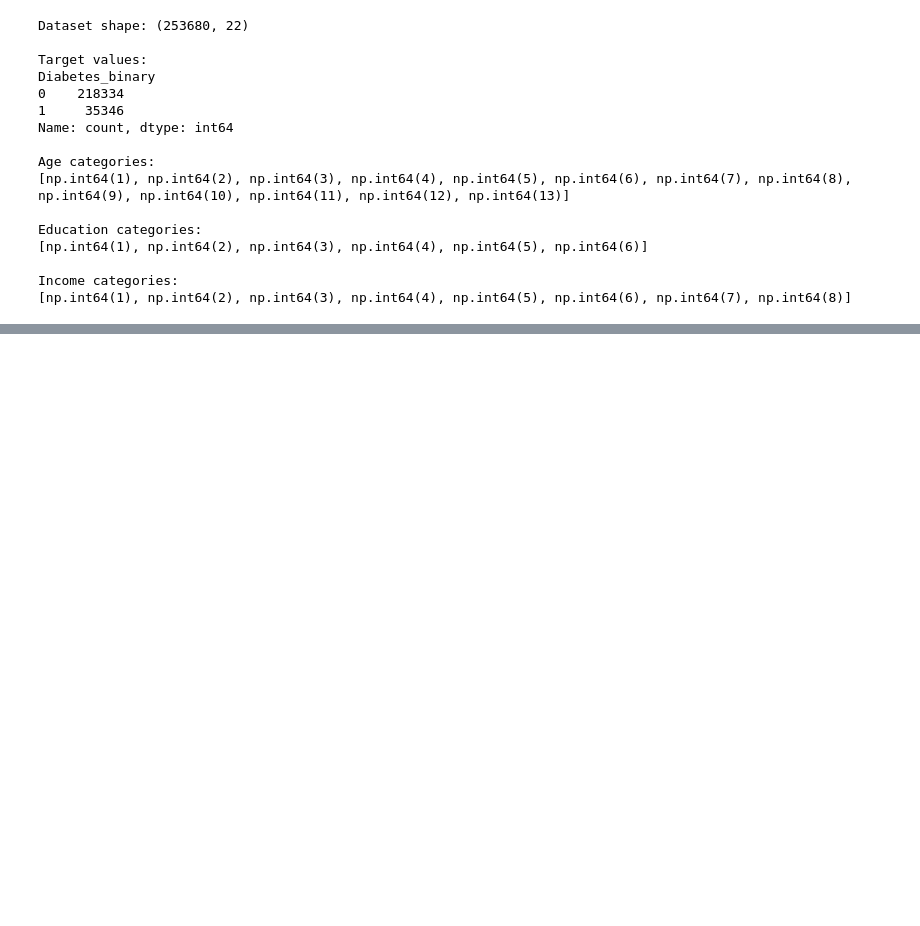
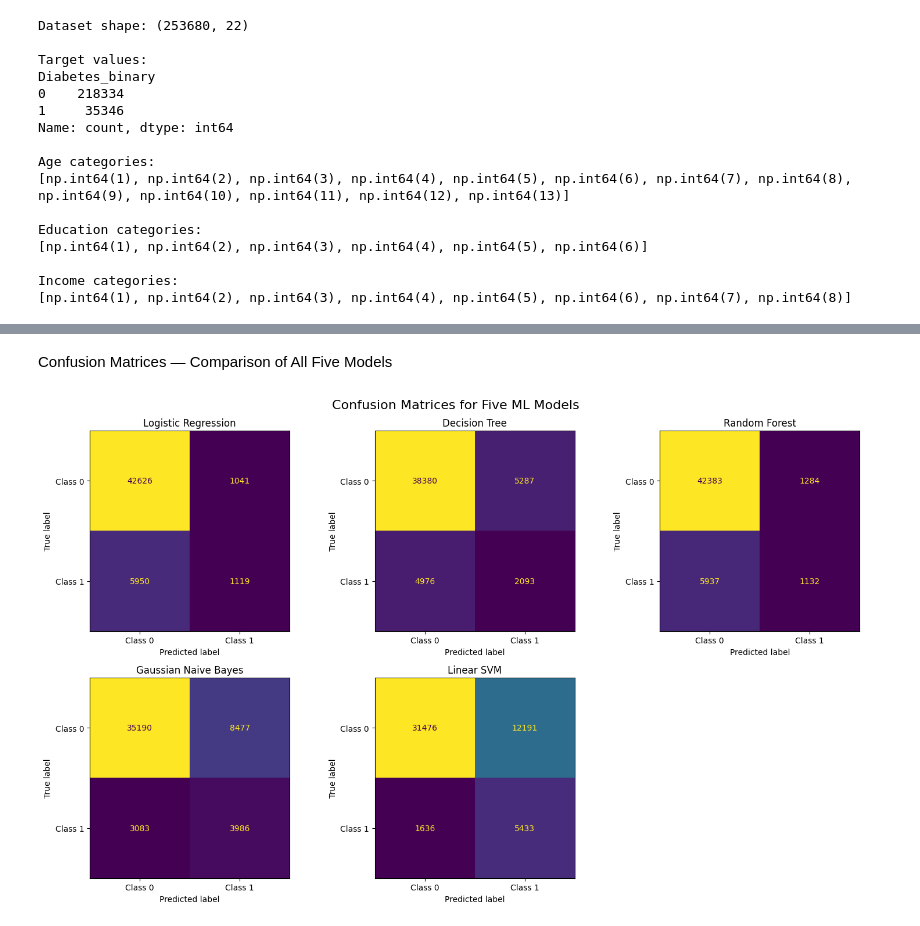
Before and after one commit to drnehajain333/cdc-diabetes-ml-coursework, a Jupyter notebook: ML_Coursework_CDC_Diabetes_Neha.ipynb, the cells around one changed output, grey strips where cells are left out. Drawn from its saved outputs; the diff is of its cells as text; code cells hidden in the pictures; blank space fills up the shorter version.

```diff
--- a/ML_Coursework_CDC_Diabetes_Neha.ipynb
+++ b/ML_Coursework_CDC_Diabetes_Neha.ipynb
@@ -862,0 +1236,37 @@ Income categories:
+# %% [markdown]
+Confusion Matrices — Comparison of All Five Models
+# %%
+import matplotlib.pyplot as plt
+from sklearn.metrics import ConfusionMatrixDisplay
+from sklearn.metrics import confusion_matrix
+
+models_for_cm = {
+    "Logistic Regression": y_pred,
+    "Decision Tree": y_pred_tree,
+    "Random Forest": y_pred_rf,
+    "Gaussian Naive Bayes": y_pred_nb,
+    "Linear SVM": y_pred_svm
+}
+
+fig, axes = plt.subplots(2, 3, figsize=(15, 9))
+axes = axes.flatten()
+
+for i, (model_name, predictions) in enumerate(models_for_cm.items()):
+    cm = confusion_matrix(y_test, predictions)
+
+    disp = ConfusionMatrixDisplay(
+        confusion_matrix=cm,
+        display_labels=["Class 0", "Class 1"]
+    )
+
+    disp.plot(ax=axes[i], colorbar=False, values_format="d")
+    axes[i].set_title(model_name)
+
+# Hide the unused sixth panel
+axes[5].axis("off")
+
+plt.suptitle("Confusion Matrices for Five ML Models", fontsize=16)
+plt.tight_layout()
+plt.show()
+# %% [output]
+[figure, added]
```
Also changed, not shown: parts of 47 cells of this notebook.
